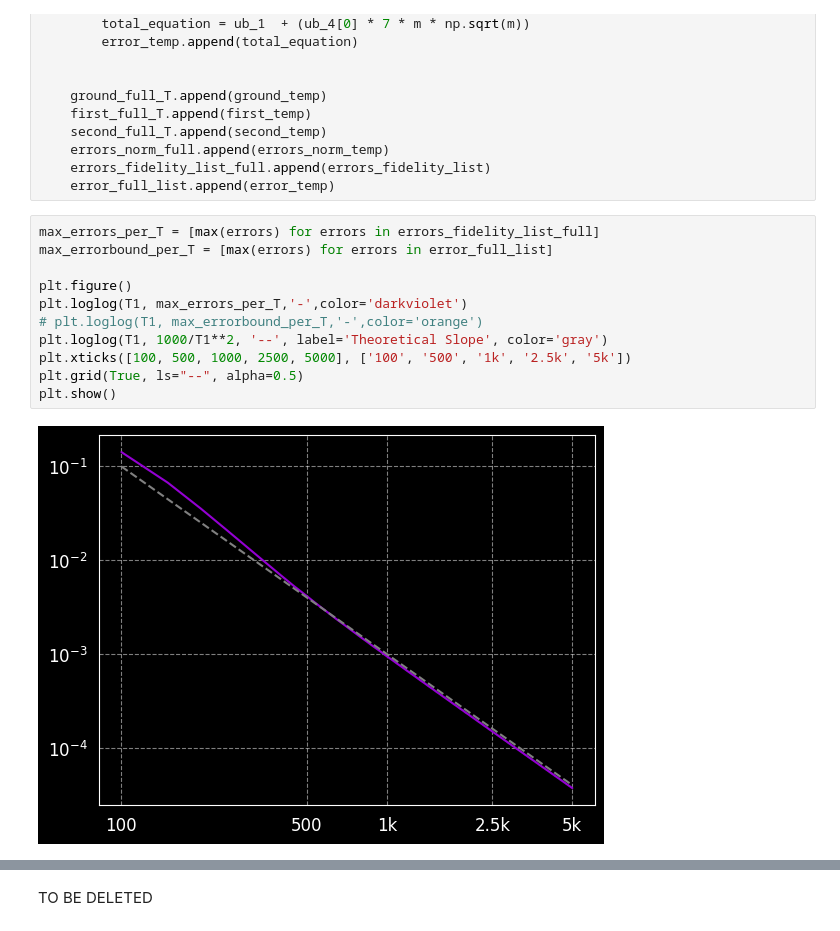
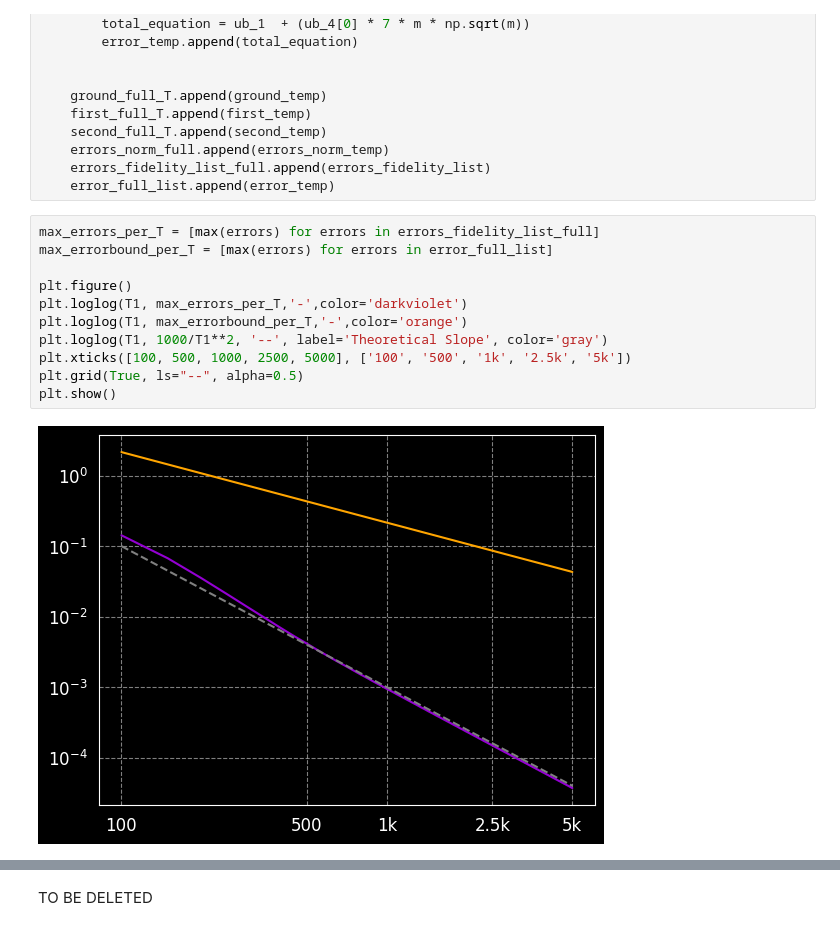
Before and after one commit to Usernotfoundoops/Adibatic_Quantum_Computing, a Jupyter notebook: Adiabatic Theorem Implementation (Muti.T).ipynb, the cells around one changed output, grey strips where cells are left out. Cells and saved outputs as stored; diff of their text form.

```diff
--- a/Adiabatic Theorem Implementation (Muti.T).ipynb
+++ b/Adiabatic Theorem Implementation (Muti.T).ipynb
@@ -138,16 +140,16 @@ for T_curr in T1:
 # %%
 max_errors_per_T = [max(errors) for errors in errors_fidelity_list_full]
 max_errorbound_per_T = [max(errors) for errors in error_full_list]
 
 plt.figure()
 plt.loglog(T1, max_errors_per_T,'-',color='darkviolet')
-# plt.loglog(T1, max_errorbound_per_T,'-',color='orange')
+plt.loglog(T1, max_errorbound_per_T,'-',color='orange')
 plt.loglog(T1, 1000/T1**2, '--', label='Theoretical Slope', color='gray')
 plt.xticks([100, 500, 1000, 2500, 5000], ['100', '500', '1k', '2.5k', '5k'])
 plt.grid(True, ls="--", alpha=0.5)
 plt.show()
 # %% [output]
-[figure, old version]
+[figure, new version]
 # %%
 # #Spectrum vs T
 plt.figure(figsize=(10,5))
```
Also changed, not shown: parts of 4 cells of this notebook.
